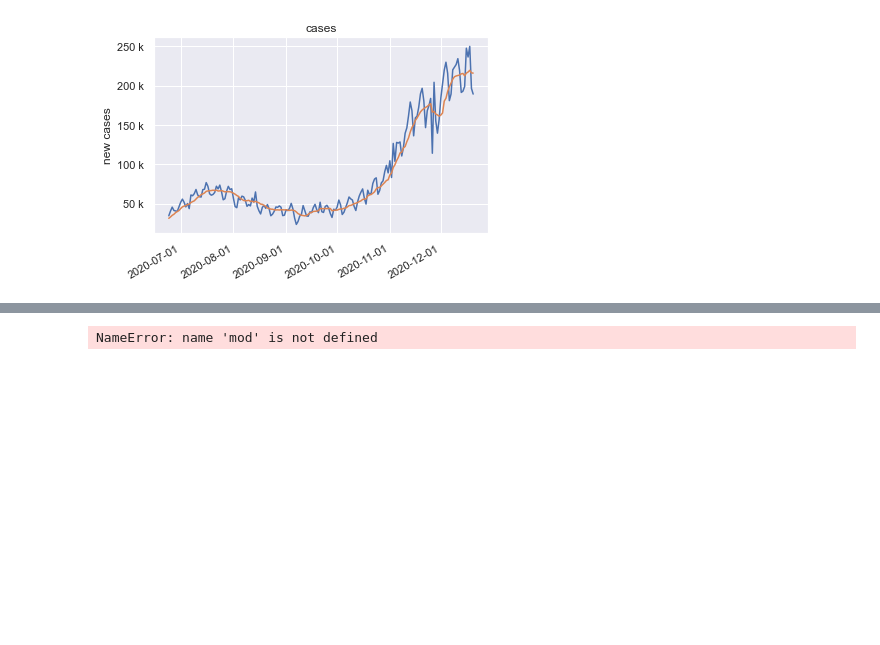
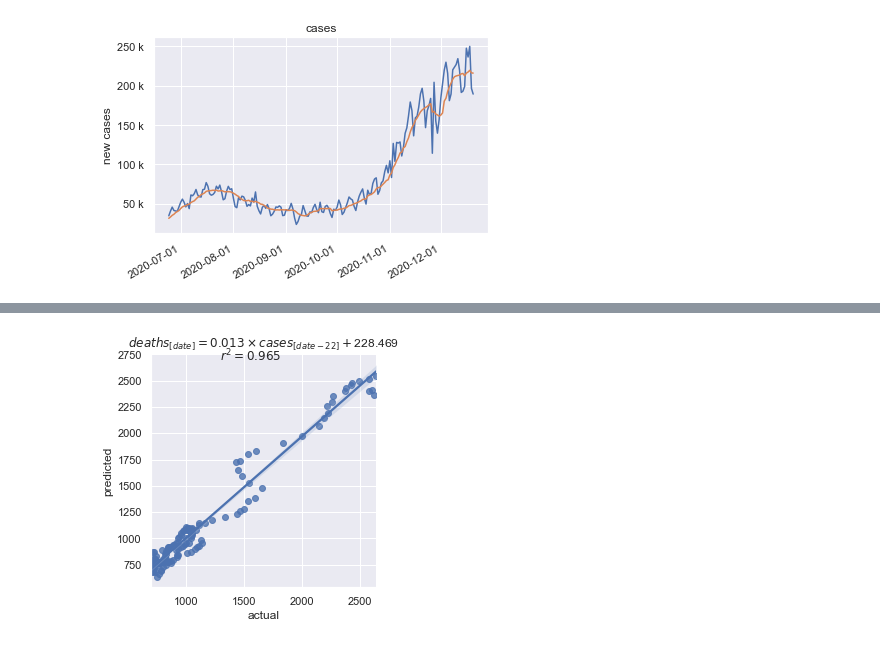
Before and after one commit to dkackman/covid, a Jupyter notebook: covid-linear-regression.ipynb, the cells around one changed output, grey strips where cells are left out. Cells and saved outputs as stored; diff of their text form; code cells hidden in the pictures; blank space fills up the shorter version.

```diff
--- a/covid-linear-regression.ipynb
+++ b/covid-linear-regression.ipynb
@@ -80,13 +81,14 @@ fig.savefig("dailycomparison.png", bbox_inches='tight')
 # %%
 model = BestFitModel(df[['new_cases_smoothed']], df['new_deaths_smoothed'], MAX_OFFSET)
 
-fig = sns.lmplot(data = mod, x="actual", y="predicted").fig
-fig.suptitle(rf"offset={model.offset} days   $r^2={round(model.r2,3)}$")
+fig = sns.lmplot(data= model.data, x="actual", y="predicted").fig
+fig.axes[0].set_title(fr'$deaths_{{[date]}}={round(model.linearRegression.coef_[0], 3)} \times cases_{{[date-{model.offset}]}} + ${round(model.linearRegression.intercept_, 3)}', fontsize=12)
+fig.suptitle(rf"$r^2={round(model.r2,3)}$", fontsize=12)
 fig.set_size_inches(3.75, 3.75)
 
 fig.savefig("smoothed.png", bbox_inches='tight')
 # %% [output]
-NameError: name 'mod' is not defined
+[figure, added]
 # %%
 data = Predict(model, df["date"], df[['new_cases_smoothed']], df['new_deaths_smoothed'])
 
```
Also changed, not shown: parts of 3 cells of this notebook, 4 other files.
